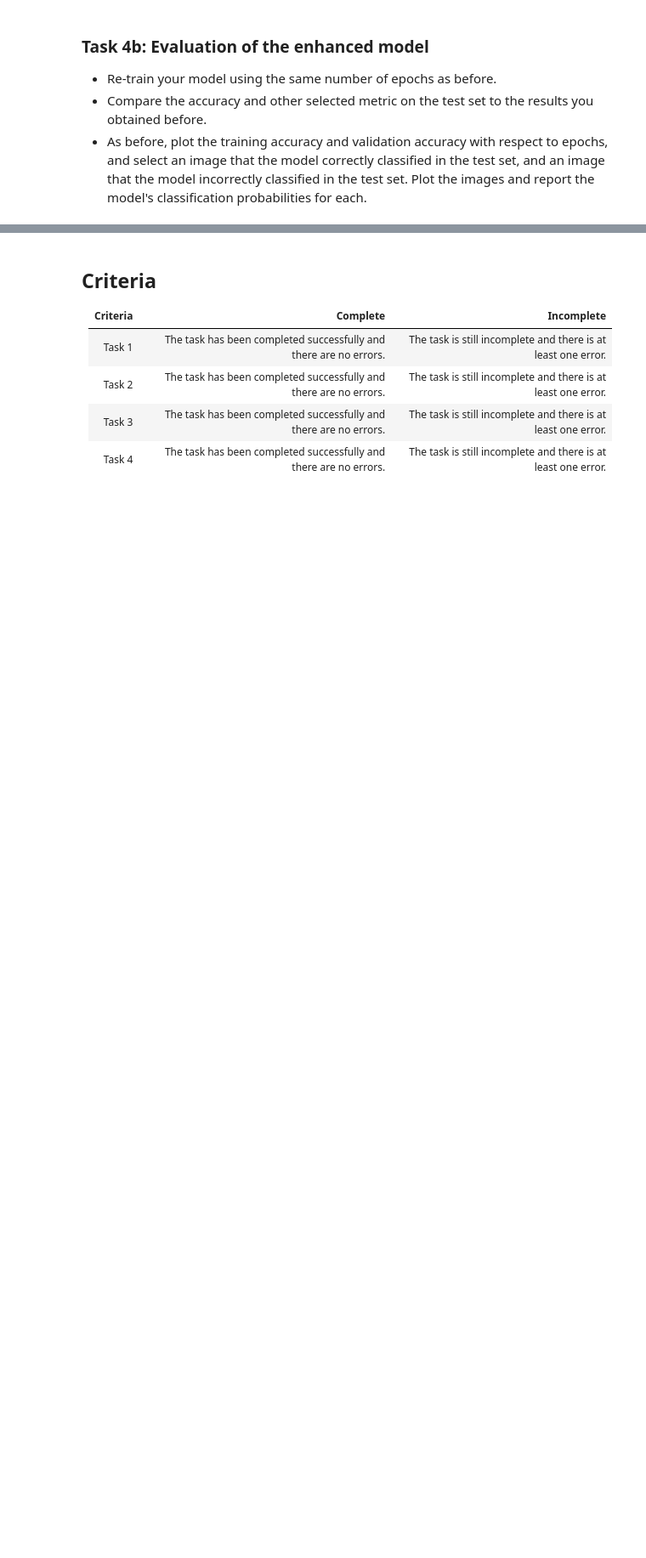
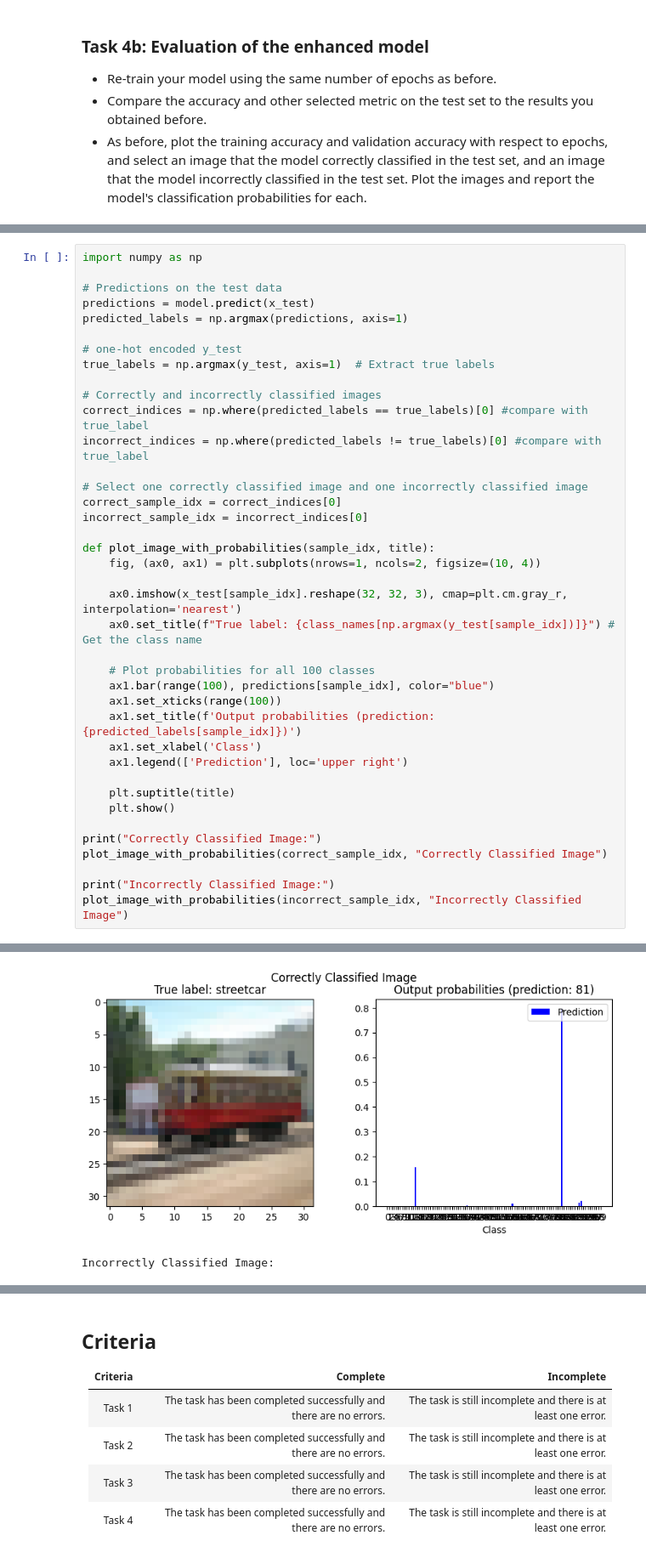
Before and after one commit to darshan-kale-dsi/deep_learning, a Jupyter notebook: 02_activities/assignments/assignment_1.ipynb, the cells around one changed output, grey strips where cells are left out. Shown at 85% size. Cells and saved outputs as stored; diff of their text form; blank space fills up the shorter version.

```diff
--- a/02_activities/assignments/assignment_1.ipynb
+++ b/02_activities/assignments/assignment_1.ipynb
@@ -437,0 +509,40 @@ plt.show()
+# %%
+import numpy as np
+
+# Predictions on the test data
+predictions = model.predict(x_test)
+predicted_labels = np.argmax(predictions, axis=1)
+
+# one-hot encoded y_test
+true_labels = np.argmax(y_test, axis=1)  # Extract true labels
+
+# Correctly and incorrectly classified images
+correct_indices = np.where(predicted_labels == true_labels)[0] #compare with true_label
+incorrect_indices = np.where(predicted_labels != true_labels)[0] #compare with true_label
+
+# Select one correctly classified image and one incorrectly classified image
+correct_sample_idx = correct_indices[0]
+incorrect_sample_idx = incorrect_indices[0]
+
+def plot_image_with_probabilities(sample_idx, title):
+    fig, (ax0, ax1) = plt.subplots(nrows=1, ncols=2, figsize=(10, 4))
+
+    ax0.imshow(x_test[sample_idx].reshape(32, 32, 3), cmap=plt.cm.gray_r, interpolation='nearest')
+    ax0.set_title(f"True label: {class_names[np.argmax(y_test[sample_idx])]}") # Get the class name
+
+    # Plot probabilities for all 100 classes
+    ax1.bar(range(100), predictions[sample_idx], color="blue")
+    ax1.set_xticks(range(100))
+    ax1.set_title(f'Output probabilities (prediction: {predicted_labels[sample_idx]})')
+    ax1.set_xlabel('Class')
+    ax1.legend(['Prediction'], loc='upper right')
+
+    plt.suptitle(title)
+    plt.show()
+
+print("Correctly Classified Image:")
+plot_image_with_probabilities(correct_sample_idx, "Correctly Classified Image")
+
+print("Incorrectly Classified Image:")
+plot_image_with_probabilities(incorrect_sample_idx, "Incorrectly Classified Image")
+# %% [output]
@@ -437,0 +551,2 @@ plt.show()
+[figure, added]
+Incorrectly Classified Image:
```
Also changed, not shown: parts of 18 cells of this notebook.
